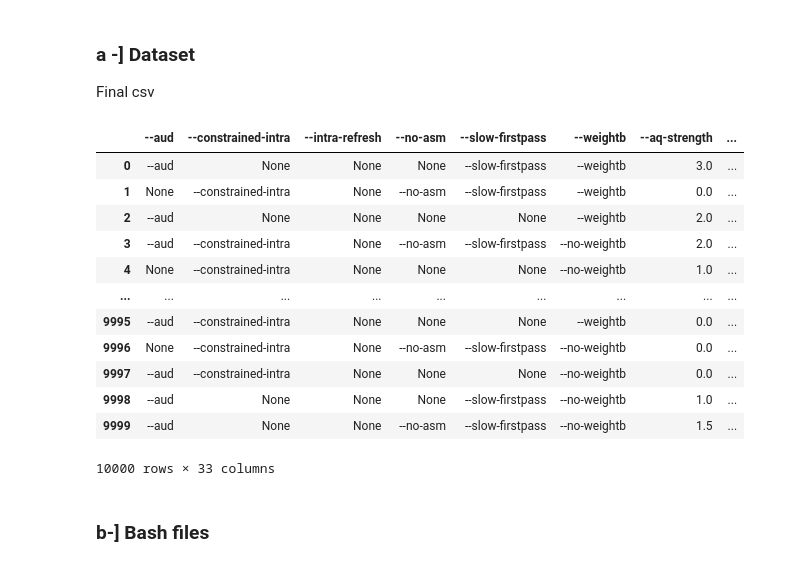
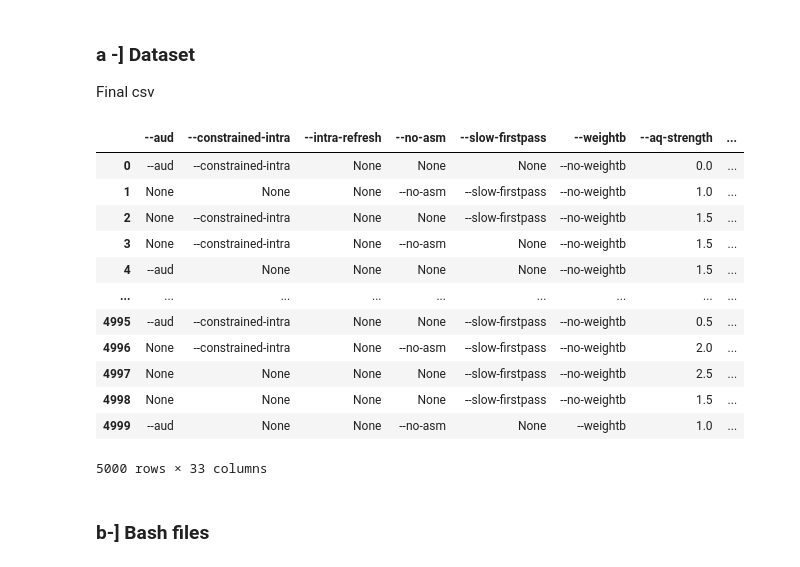
Before and after one commit to llesoil/TL_cross_soft, a Jupyter notebook: replication/x26x/x264_x265_options.ipynb, the cells around one changed output. Cells and saved outputs as stored; diff of their text form; code cells hidden in the pictures.

```diff
--- a/replication/x26x/x264_x265_options.ipynb
+++ b/replication/x26x/x264_x265_options.ipynb
@@ -121,21 +141,21 @@ softs = ['x264 ', 'x265 ']
 # %% [markdown]
 ##### 1 - Software + Inputs
 # %%
-with open("bash_x26.sh", "w") as f:
+with open(test_location, "w") as f:
     f.write("echo 'START VIDEOS'\n")
 
 for software in softs:
     for video in vids:
-        with open("bash_x26.sh", "a+") as f:
+        with open(test_location, "a+") as f:
             f.write("echo 'testing "+video+"'\n")
             f.write(software+video+"\n")
 
-with open("bash_x26.sh", "a+") as f:
+with open(test_location, "a+") as f:
     f.write("echo 'END VIDEOS'\n")
 # %% [markdown]
 ##### 2 - Software + Values (configuration options without argument)
 # %%
-with open("bash_x26.sh", "a+") as f:
+with open(test_location, "a+") as f:
     f.write("echo 'START VALUES OPTIONS'\n")
 
 for software in softs:
@@ -143,26 +163,26 @@ for software in softs:
         values = common_val[feature_name]
         for val in values:
             if val:
-                with open("bash_x26.sh", "a+") as f:
+                with open(test_location, "a+") as f:
                     f.write("echo '"+val+"'\n")
                     f.write(software+val+lyric+"\n")
 
-with open("bash_x26.sh", "a+") as f:
+with open(test_location, "a+") as f:
     f.write("echo 'END VALUES OPTIONS'\n")
 # %% [markdown]
 ##### 3 - Software + Arguments (configuration options with argument)
 # %%
-with open("bash_x26.sh", "a+") as f:
+with open(test_location, "a+") as f:
     f.write("echo 'START ARGUMENTS OPTIONS'\n")
 
 for software in softs:
     for feature_name in common_arg.keys():
         args = common_arg[feature_name]
         for argument in args:
-            with open("bash_x26.sh", "a+") as f:
+            with open(test_location, "a+") as f:
                 f.write("echo '"+feature_name+" "+argument+"'\n")
                 f.write(software+feature_name+' '+argument+lyric+"\n")
 
-with open("bash_x26.sh", "a+") as f:
+with open(test_location, "a+") as f:
     f.write("echo 'END ARGUMENTS OPTIONS'\n")
 # %% [markdown]
@@ -266,7 +286,7 @@ dict2cmd_line("x264", gen_random_config(), lyric)
 # %% [markdown]
 #### c-] ... and save it in a bash file
 # %%
-with open("inferC_loop.sh", "w") as f:
+with open("./test/inferC_loop.sh", "w") as f:
     f.write("echo 'START TESTING OPTIONS'\n")
     for software in softs:
         for i in range(50):
@@ -306,31 +326,32 @@ Final csv
 # %%
 names = list(common_tot.keys())
 list_conf = []
+nbconf = 5000
 
-while len(list_conf) < 10000:
+while len(list_conf) < 5000:
     rand_conf = gen_random_config()
     conf_values = [None]*len(names)
     for i in range(len(names)):
         n = names[i]
         if n in rand_conf:
             conf_values[i] = rand_conf[n]
     if conf_values not in list_conf:
         list_conf.append(conf_values)
 
 final_conf = pd.DataFrame(list_conf, columns = names)
 final_conf
 # %% [output]
 |  | --aud | --constrained-intra | --intra-refresh | --no-asm | --slow-firstpass | --weightb | --aq-strength | ... |
-| 0 | --aud | None | None | None | --slow-firstpass | --weightb | 3.0 | ... |
-| 1 | None | --constrained-intra | None | --no-asm | --slow-firstpass | --weightb | 0.0 | ... |
-| 2 | --aud | None | None | None | None | --weightb | 2.0 | ... |
-| 3 | --aud | --constrained-intra | None | --no-asm | --slow-firstpass | --no-weightb | 2.0 | ... |
-| 4 | None | --constrained-intra | None | None | None | --no-weightb | 1.0 | ... |
+| 0 | --aud | --constrained-intra | None | None | None | --no-weightb | 0.0 | ... |
+| 1 | None | None | None | --no-asm | --slow-firstpass | --no-weightb | 1.0 | ... |
+| 2 | None | --constrained-intra | None | None | --slow-firstpass | --no-weightb | 1.5 | ... |
+| 3 | None | --constrained-intra | None | --no-asm | None | --no-weightb | 1.5 | ... |
+| 4 | --aud | None | None | None | None | --no-weightb | 1.5 | ... |
 | ... | ... | ... | ... | ... | ... | ... | ... | ... |
-| 9995 | --aud | --constrained-intra | None | None | None | --weightb | 0.0 | ... |
-| 9996 | None | --constrained-intra | None | --no-asm | --slow-firstpass | --no-weightb | 0.0 | ... |
-| 9997 | --aud | --constrained-intra | None | None | None | --no-weightb | 0.0 | ... |
-| 9998 | --aud | None | None | None | --slow-firstpass | --no-weightb | 1.0 | ... |
-| 9999 | --aud | None | None | --no-asm | --slow-firstpass | --no-weightb | 1.5 | ... |
+| 4995 | --aud | --constrained-intra | None | None | --slow-firstpass | --no-weightb | 0.5 | ... |
+| 4996 | None | --constrained-intra | None | --no-asm | --slow-firstpass | --no-weightb | 2.0 | ... |
+| 4997 | None | None | None | None | --slow-firstpass | --no-weightb | 2.5 | ... |
+| 4998 | None | None | None | None | --slow-firstpass | --no-weightb | 1.5 | ... |
+| 4999 | --aud | None | None | --no-asm | None | --weightb | 1.0 | ... |
-10000 rows × 33 columns
+5000 rows × 33 columns
 # %%
```
Also changed, not shown: parts of 9 cells of this notebook, 20 other files.
